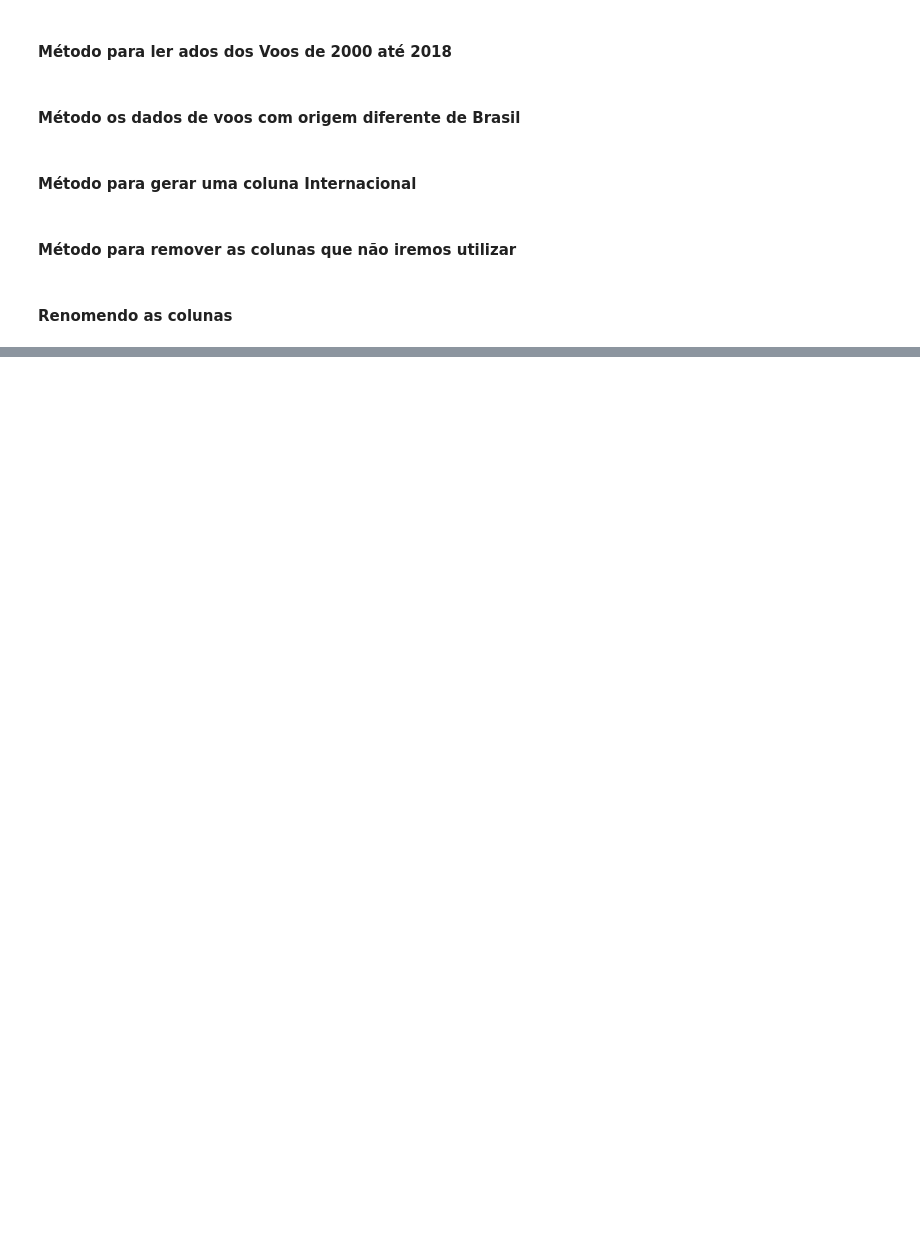
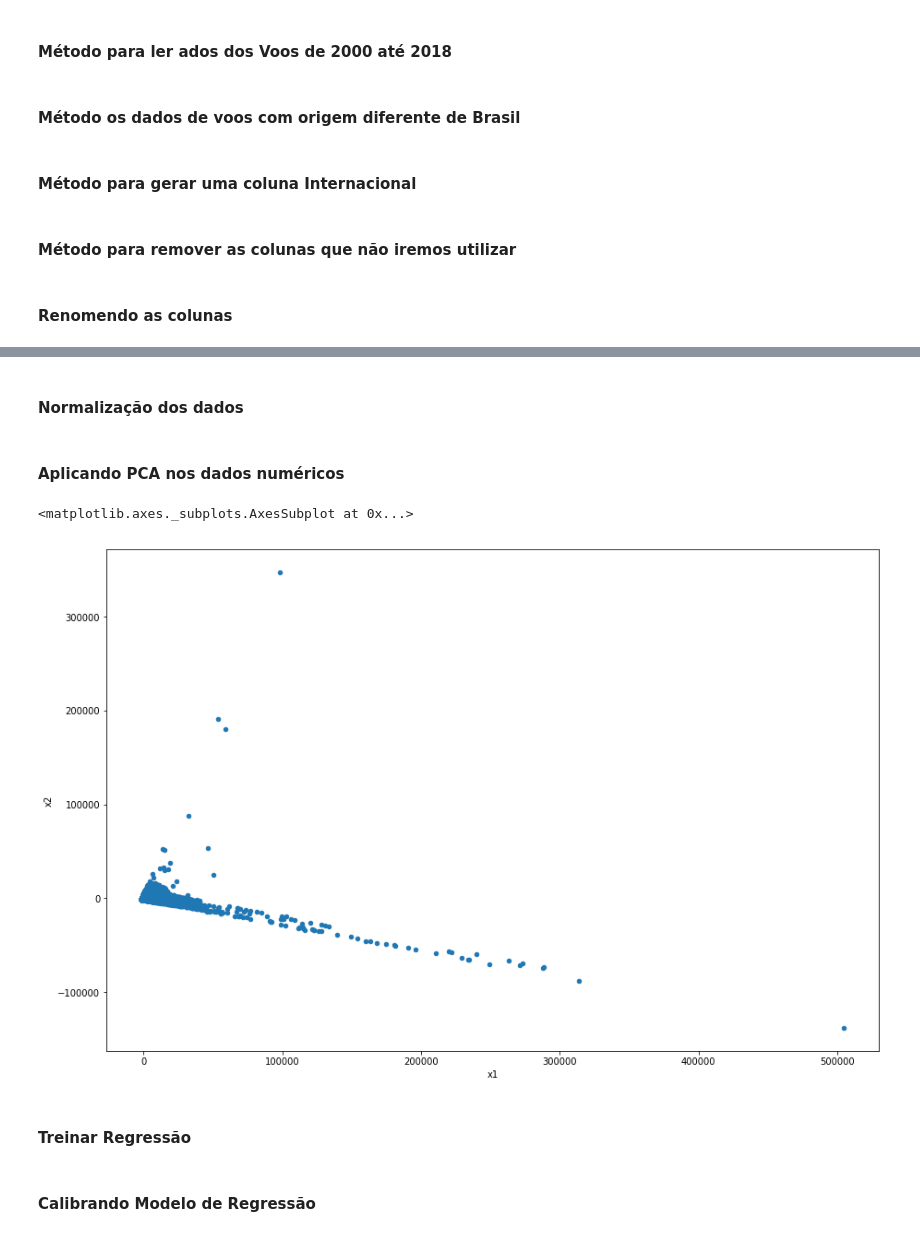
Before and after one commit to tassotirap/data-science, a Jupyter notebook: ds-udacity/nanodegree/projetos/final/Projeto.ipynb, the cells around one changed output, grey strips where cells are left out. Saved outputs shown, nothing was run; the diff lists cells and outputs as text; code cells hidden in the pictures; blank space fills up the shorter version.

```diff
--- a/ds-udacity/nanodegree/projetos/final/Projeto.ipynb
+++ b/ds-udacity/nanodegree/projetos/final/Projeto.ipynb
@@ -200,0 +144,5 @@ np.percentile(df['NUM_PAX_PG'], 25)
+# %%
+def getDummies(df):
+    return pd.get_dummies(df)
+# %% [markdown]
+#### Normalização dos dados
@@ -200,0 +162,16 @@ np.percentile(df['NUM_PAX_PG'], 25)
+# %% [markdown]
+#### Aplicando PCA nos dados numéricos
+# %%
+def aplyPCA(df):
+    pca = PCA(n_components=2)
+    pca_transform = pca.fit_transform(df)
+    return pd.DataFrame(pca_transform, columns=['x1', 'x2'])
+# %%
+df_dummies = getDummies(df)
+df_pca = aplyPCA(df_dummies)
+df_pca.plot.scatter(x='x1', y='x2', figsize=(15,10))
+# %% [output]
+<matplotlib.axes._subplots.AxesSubplot at 0x...>
+[figure, added]
+# %% [markdown]
+#### Treinar Regressão
@@ -200,0 +188,2 @@ np.percentile(df['NUM_PAX_PG'], 25)
+# %% [markdown]
+#### Calibrando Modelo de Regressão
```
Also changed, not shown: parts of 15 cells of this notebook.
